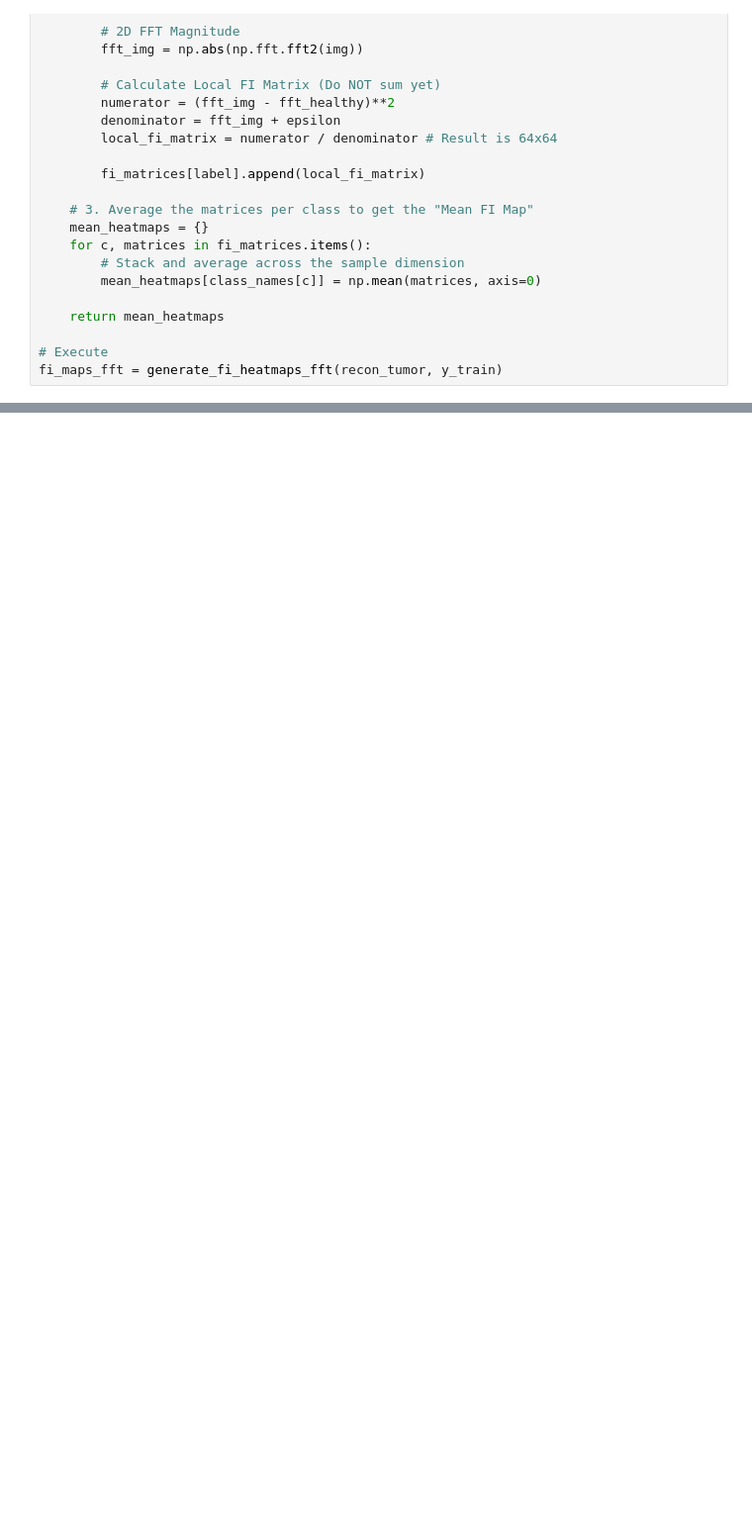
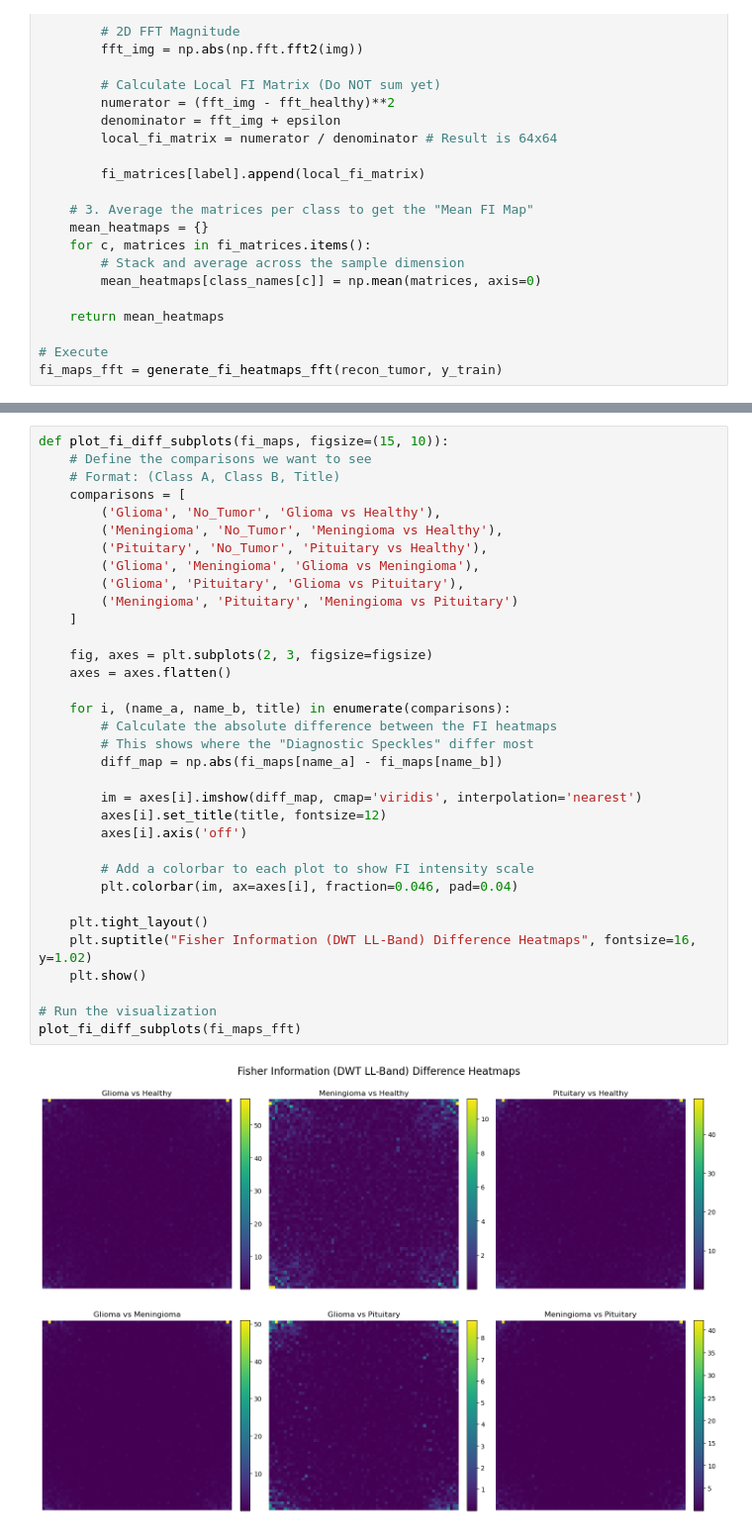
Before and after one commit to jetwidjaja96-cloud/MV, a Jupyter notebook: FFT FI.ipynb, the cells around one changed output, grey strips where cells are left out. Shown at 99% size. Drawn from its saved outputs; the diff is of its cells as text; blank space fills up the shorter version.

```diff
--- a/FFT FI.ipynb
+++ b/FFT FI.ipynb
@@ -322,0 +317,36 @@ plt.show()
+# %%
+def plot_fi_diff_subplots(fi_maps, figsize=(15, 10)):
+    # Define the comparisons we want to see
+    # Format: (Class A, Class B, Title)
+    comparisons = [
+        ('Glioma', 'No_Tumor', 'Glioma vs Healthy'),
+        ('Meningioma', 'No_Tumor', 'Meningioma vs Healthy'),
+        ('Pituitary', 'No_Tumor', 'Pituitary vs Healthy'),
+        ('Glioma', 'Meningioma', 'Glioma vs Meningioma'),
+        ('Glioma', 'Pituitary', 'Glioma vs Pituitary'),
+        ('Meningioma', 'Pituitary', 'Meningioma vs Pituitary')
+    ]
+
+    fig, axes = plt.subplots(2, 3, figsize=figsize)
+    axes = axes.flatten()
+
+    for i, (name_a, name_b, title) in enumerate(comparisons):
+        # Calculate the absolute difference between the FI heatmaps
+        # This shows where the "Diagnostic Speckles" differ most
+        diff_map = np.abs(fi_maps[name_a] - fi_maps[name_b])
+
+        im = axes[i].imshow(diff_map, cmap='viridis', interpolation='nearest')
+        axes[i].set_title(title, fontsize=12)
+        axes[i].axis('off')
+
+        # Add a colorbar to each plot to show FI intensity scale
+        plt.colorbar(im, ax=axes[i], fraction=0.046, pad=0.04)
+
+    plt.tight_layout()
+    plt.suptitle("Fisher Information (DWT LL-Band) Difference Heatmaps", fontsize=16, y=1.02)
+    plt.show()
+
+# Run the visualization
+plot_fi_diff_subplots(fi_maps_fft)
+# %% [output]
+[figure, added]
```
Also changed, not shown: parts of 7 cells of this notebook, 2 other files.
